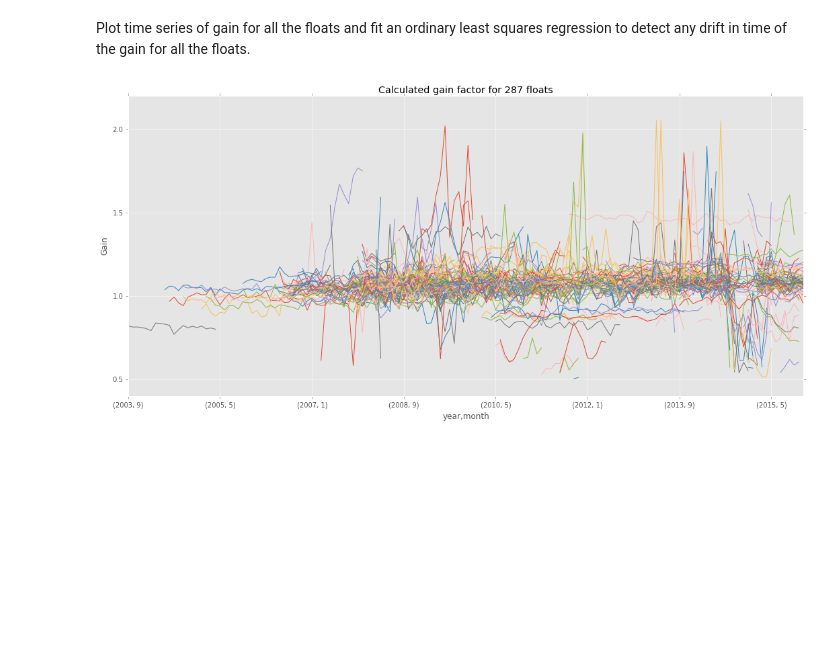
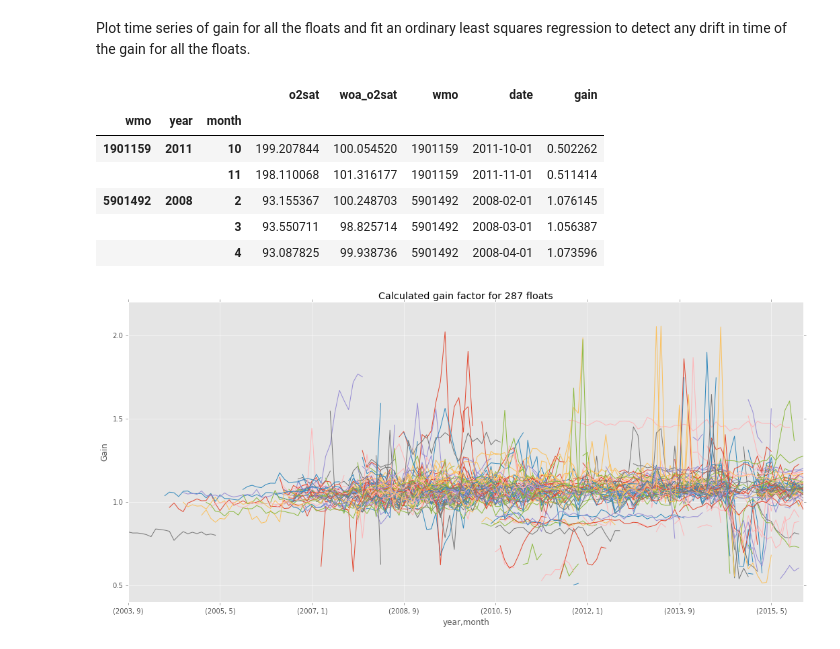
Before and after one commit to biofloat/biofloat, a Jupyter notebook: notebooks/calibrate_all_oxygen_floats.ipynb, the cells around one changed output. Cells and saved outputs as stored; diff of their text form; code cells hidden in the pictures; blank space fills up the shorter version.

```diff
--- a/notebooks/calibrate_all_oxygen_floats.ipynb
+++ b/notebooks/calibrate_all_oxygen_floats.ipynb
@@ -109,6 +109,16 @@ Populating the interactive namespace from numpy and matplotlib
 [figure]
 # %% [markdown]
 Plot time series of gain for all the floats and fit an ordinary least squares regression to detect any drift in time of the gain for all the floats.
+# %%
+qdf.head()
+# %% [output]
+|  |  |  | o2sat | woa_o2sat | wmo | date | gain |
+| wmo | year | month |  |  |  |  |  |
+| 1901159 | 2011 | 10 | 199.207844 | 100.054520 | 1901159 | 2011-10-01 | 0.502262 |
+|  |  | 11 | 198.110068 | 101.316177 | 1901159 | 2011-11-01 | 0.511414 |
+| 5901492 | 2008 | 2 | 93.155367 | 100.248703 | 5901492 | 2008-02-01 | 1.076145 |
+|  |  | 3 | 93.550711 | 98.825714 | 5901492 | 2008-03-01 | 1.056387 |
+|  |  | 4 | 93.087825 | 99.938736 | 5901492 | 2008-04-01 | 1.073596 |
 # %%
 plt.rcParams['figure.figsize'] = (18.0, 8.0)
 ax = qdf.unstack(level='wmo').gain.plot()
```
Also changed, not shown: parts of 3 cells of this notebook.
